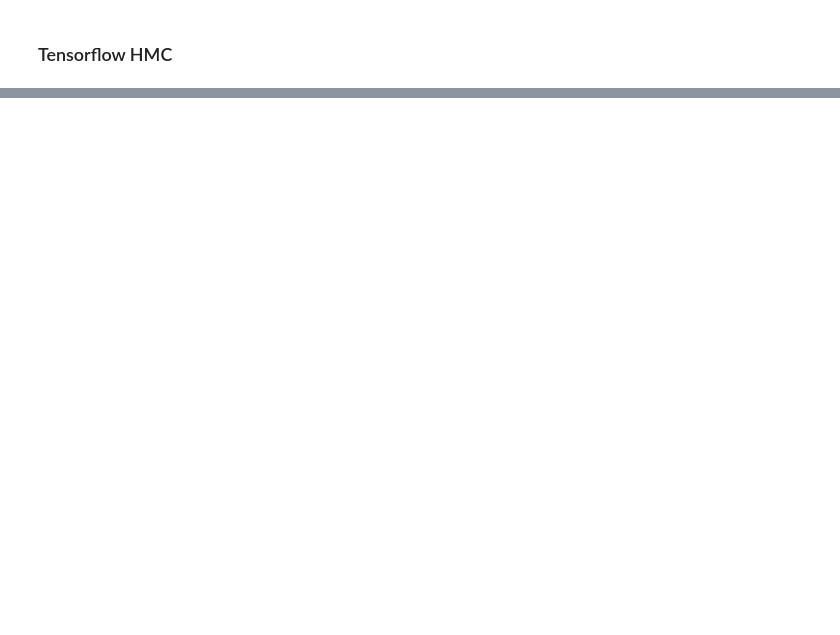
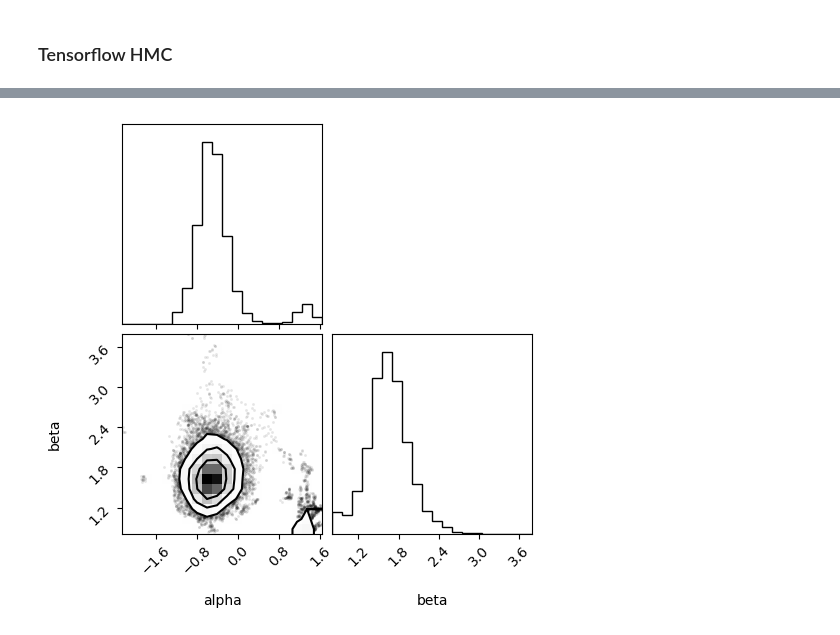
Before and after one commit to MaxTalberg/The-Lighthouse-Problem, a Jupyter notebook: CW.ipynb, the cells around one changed output, grey strips where cells are left out. Saved outputs shown, nothing was run; the diff lists cells and outputs as text; code cells hidden in the pictures; blank space fills up the shorter version.

```diff
--- a/CW.ipynb
+++ b/CW.ipynb
@@ -38,17 +38,19 @@ def read_data(file_path):
 
     return column1, column2
 # %%
-# set seed
-np.random.seed(120420)
-tf.random.set_seed(120420)
-
 # observed flashes
 x_observed = np.array(read_data(file_path)[0], dtype=np.float32)
 
 # constants for the uniform prior
-a = -10
-b = 10
-c = 10
+a = -3
+b = 2
+c = 0.5
+d = 5
+'''a = -1.5
+b = 0.5
+c = 1
+d = 3'''
+
 
 # joint log probability function
 def joint_log_prob(x, alpha, beta):
@@ -64,13 +66,13 @@ def joint_log_prob(x, alpha, beta):
 
     )
     log_prior_beta = tf.where(
-        tf.logical_and(beta > 0, beta < c),
-        tf.math.log(1/c),
+        tf.logical_and(beta > c, beta < d),
+        tf.math.log(1/(d-c)),
         -np.inf
     )
 
     return log_prior_alpha + log_prior_beta + log_likelihood
 
-# Define the unnormalized posterior
+# Define the unnormalized posterior (target distribution)
 def unnormalized_posterior(alpha, beta):
     return joint_log_prob(x_observed, alpha, beta)
@@ -118,4 +158,0 @@ beta: 1.9690804 0.6654105
-# %%
-samples_np = np.column_stack([tensor.numpy() for tensor in samples])
-corner(samples_np, labels=['alpha', 'beta'])
-plt.show()
@@ -199,0 +173,11 @@ plt.show()
+# %%
+import numpy as np
+import matplotlib.pyplot as plt
+import corner
+
+
+# Now, use the corner plot
+corner.corner(samples_np, labels=['alpha', 'beta'])
+plt.show()
+# %% [output]
+[figure, added]
```
Also changed, not shown: parts of 16 cells of this notebook, 1 other file.
